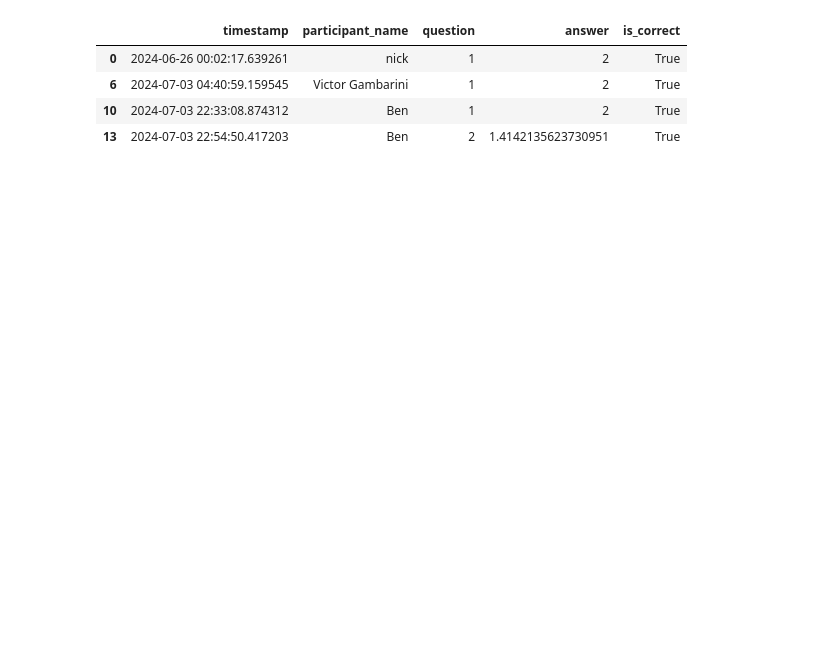
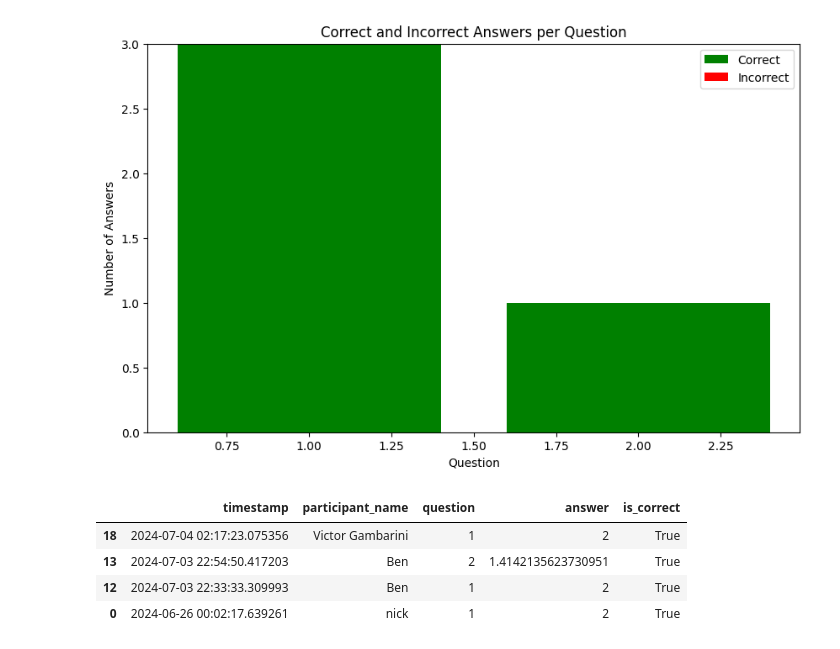
Before and after one commit to UoA-eResearch/ResBaz24Python, a Jupyter notebook: plot_answers.ipynb, the cells around one changed output. Cells and saved outputs as stored; diff of their text form; code cells hidden in the pictures; blank space fills up the shorter version.

```diff
--- a/plot_answers.ipynb
+++ b/plot_answers.ipynb
@@ -23,12 +26,32 @@ df
+# %%
+df = df.sort_values(["is_correct", "timestamp"], ascending=False).drop_duplicates(["participant_name", "question"])
+# Group by question and count the total and correct answers
+grouped = df.groupby('question').agg(total=('is_correct', 'size'), correct=('is_correct', 'sum')).reset_index()
+
+# Calculate incorrect answers
+grouped['incorrect'] = grouped['total'] - grouped['correct']
+
+# Plot the stacked bar chart
+plt.figure(figsize=(10, 6))
+plt.bar(grouped['question'], grouped['correct'], color='green', label='Correct')
+plt.bar(grouped['question'], grouped['incorrect'], bottom=grouped['correct'], color='red', label='Incorrect')
+
+plt.xlabel('Question')
+plt.ylabel('Number of Answers')
+plt.title('Correct and Incorrect Answers per Question')
+plt.legend()
+plt.show()
+# %% [output]
+[figure, added]
 # %%
 df_correct = df[df.is_correct].drop_duplicates(["participant_name", "question"])
 df_correct
 # %% [output]
 |  | timestamp | participant_name | question | answer | is_correct |
+| 18 | 2024-07-04 02:17:23.075356 | Victor Gambarini | 1 | 2 | True |
+| 13 | 2024-07-03 22:54:50.417203 | Ben | 2 | 1.4142135623730951 | True |
+| 12 | 2024-07-03 22:33:33.309993 | Ben | 1 | 2 | True |
 | 0 | 2024-06-26 00:02:17.639261 | nick | 1 | 2 | True |
-| 6 | 2024-07-03 04:40:59.159545 | Victor Gambarini | 1 | 2 | True |
-| 10 | 2024-07-03 22:33:08.874312 | Ben | 1 | 2 | True |
-| 13 | 2024-07-03 22:54:50.417203 | Ben | 2 | 1.4142135623730951 | True |
 # %%
 df_correct.participant_name.value_counts().plot.bar(title="correct answers per participant")
 # %% [output]
```
Also changed, not shown: parts of 2 cells of this notebook.
